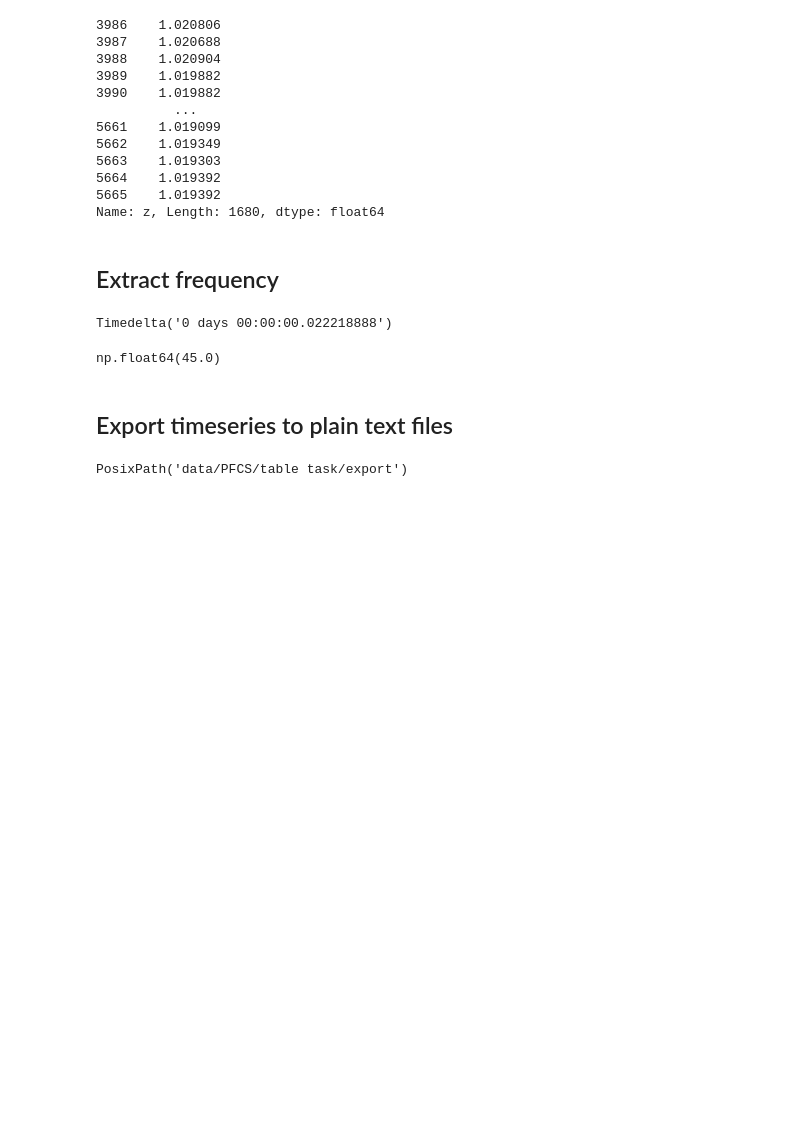
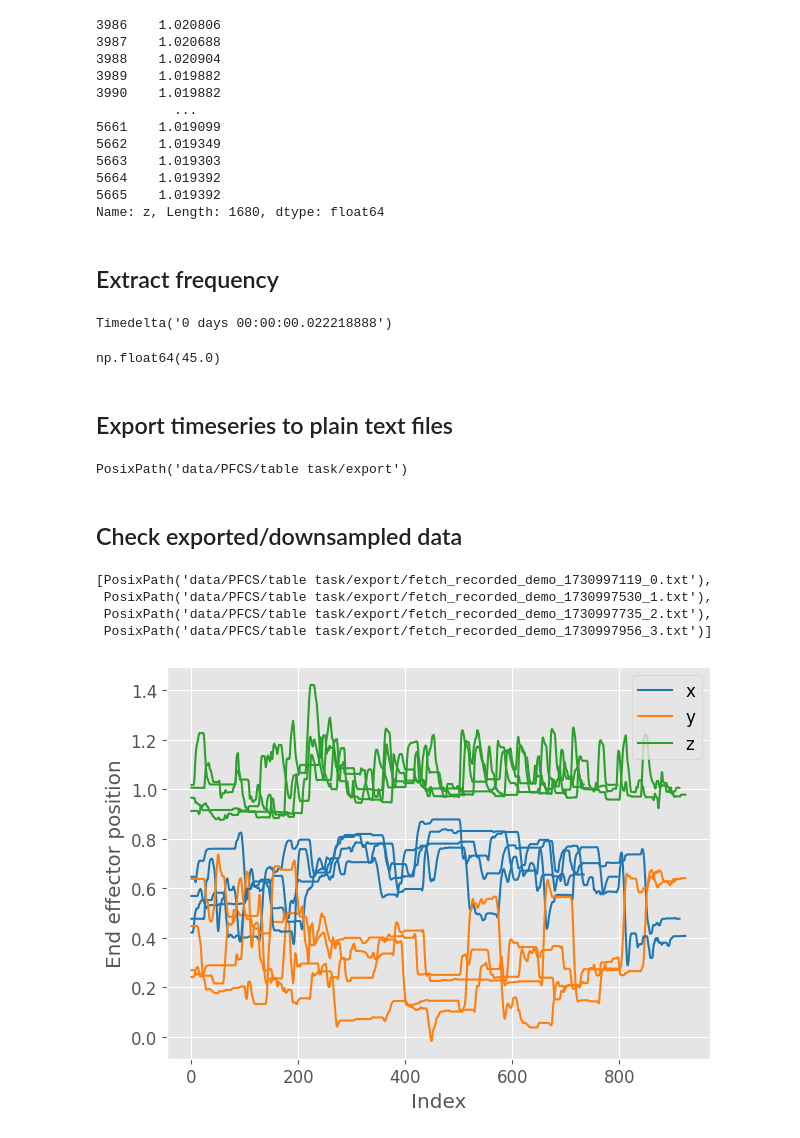
Before and after one commit to kir0ul/GP-HSMM, a Jupyter notebook: PFCS.ipynb, the cells around one changed output. Drawn from its saved outputs; the diff is of its cells as text; code cells hidden in the pictures; blank space fills up the shorter version.

```diff
--- a/PFCS.ipynb
+++ b/PFCS.ipynb
@@ -272,7 +272,7 @@ PosixPath('data/PFCS/table task/export')
 if not datapath.exists():
     datapath.mkdir(parents=True)
 # %%
-downsampling_factor = 1
+downsampling_factor = 10
 for idx, demo in enumerate(task_ground_truth):
     traj = data2df(
         task_ground_truth=task_ground_truth,
@@ -300,3 +300,37 @@ for idx, demo in enumerate(task_ground_truth):
         np.savetxt(datapath.joinpath(f"{demo['filename']}_{idx}.txt"), traj_down)
     else:
         np.savetxt(datapath.joinpath(f"{demo['filename']}_{idx}.txt"), traj)
+# %% [markdown]
+## Check exported/downsampled data
+# %%
+exported_files = list(datapath.glob("fetch*.txt"))
+exported_files
+# %% [output]
+[PosixPath('data/PFCS/table task/export/fetch_recorded_demo_1730997119_0.txt'),
+ PosixPath('data/PFCS/table task/export/fetch_recorded_demo_1730997530_1.txt'),
+ PosixPath('data/PFCS/table task/export/fetch_recorded_demo_1730997735_2.txt'),
+ PosixPath('data/PFCS/table task/export/fetch_recorded_demo_1730997956_3.txt')]
+# %%
+with plt.style.context("ggplot_perso.mplstyle"):
+    # with plt.style.context("ggplot"):
+    fig, ax = plt.subplots()
+    cmap = mpl.colormaps.get("tab10").colors
+
+    for idx, fname in enumerate(exported_files):
+        data = np.loadtxt(fname)
+        if idx == 0:
+            ax.plot(data[:, 0], label="x", color=cmap[0])
+            ax.plot(data[:, 1], label="y", color=cmap[1])
+            ax.plot(data[:, 2], label="z", color=cmap[2])
+        else:
+            ax.plot(data[:, 0], color=cmap[0])
+            ax.plot(data[:, 1], color=cmap[1])
+            ax.plot(data[:, 2], color=cmap[2])
+    ax.set_xlabel("Index")
+    ax.set_ylabel("End effector position")
+    ax.legend(loc="best")
+    # fig.autofmt_xdate()
+    fig.tight_layout()
+    plt.show()
+# %% [output]
+[figure, added]
```
Also changed, not shown: parts of 1 cell of this notebook, 2 other files.
